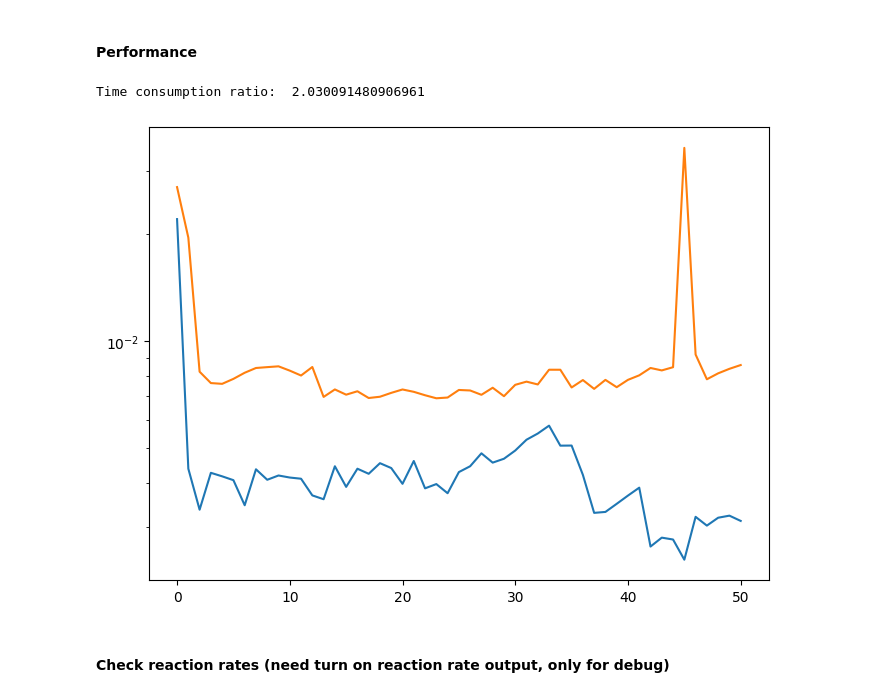
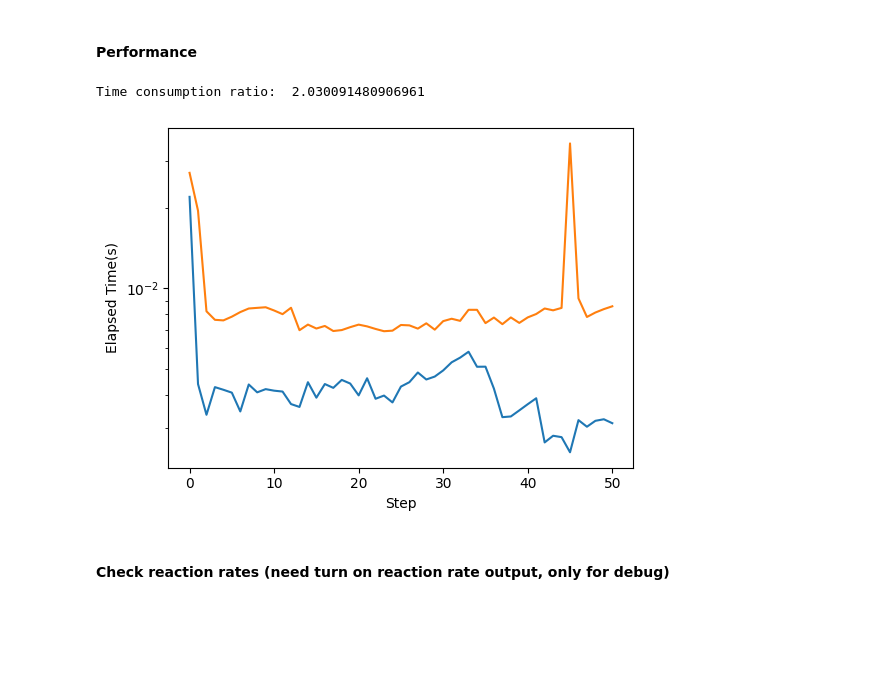
Before and after one commit to appolloford/naunet_klu_cloud_custom, a Jupyter notebook: demo.ipynb, the cells around one changed output. Cells and saved outputs as stored; diff of their text form; code cells hidden in the pictures; blank space fills up the shorter version.

Commit message:
Update figures

```diff
--- a/demo.ipynb
+++ b/demo.ipynb
@@ -5,7 +5,8 @@ import tomlkit
 
 from pathlib import Path
 
-plt.rcParams["figure.figsize"] = [8, 6]
+# plt.rcParams["figure.figsize"] = [8, 6]
+plt.rcParams["figure.figsize"] = [6, 4.5]
 plt.rcParams["figure.dpi"] = 100 # 200 e.g. is really fine, but slower
 # %% [markdown]
 #### Constants
@@ -72,18 +73,20 @@ for spec in ["H", "H2", "CO", "#CO"]:
 # %%
 ref_perftime = np.loadtxt(refpath / "time.txt")[:, 1]
 cur_perftime = np.loadtxt("build/tests/time_singlegrid.txt")
 
-fig, ax = plt.subplots()
+fig, ax = plt.subplots(facecolor="w")
 
 ax.plot(np.arange(0, len(cur_perftime)), cur_perftime);
 ax.plot(np.arange(0, len(ref_perftime)), ref_perftime);
 
 ax.set_yscale("log")
+ax.set_xlabel("Step")
+ax.set_ylabel("Elapsed Time(s)")
 
 print("Time consumption ratio: ", np.sum(ref_perftime) / np.sum(cur_perftime))
 # %% [output]
 Time consumption ratio:  2.030091480906961
-[figure, old version]
+[figure, new version]
 # %% [markdown]
 #### Check reaction rates (need turn on reaction rate output, only for debug)
 # %%
```
Also changed, not shown: parts of 2 cells of this notebook, 5 other files.
